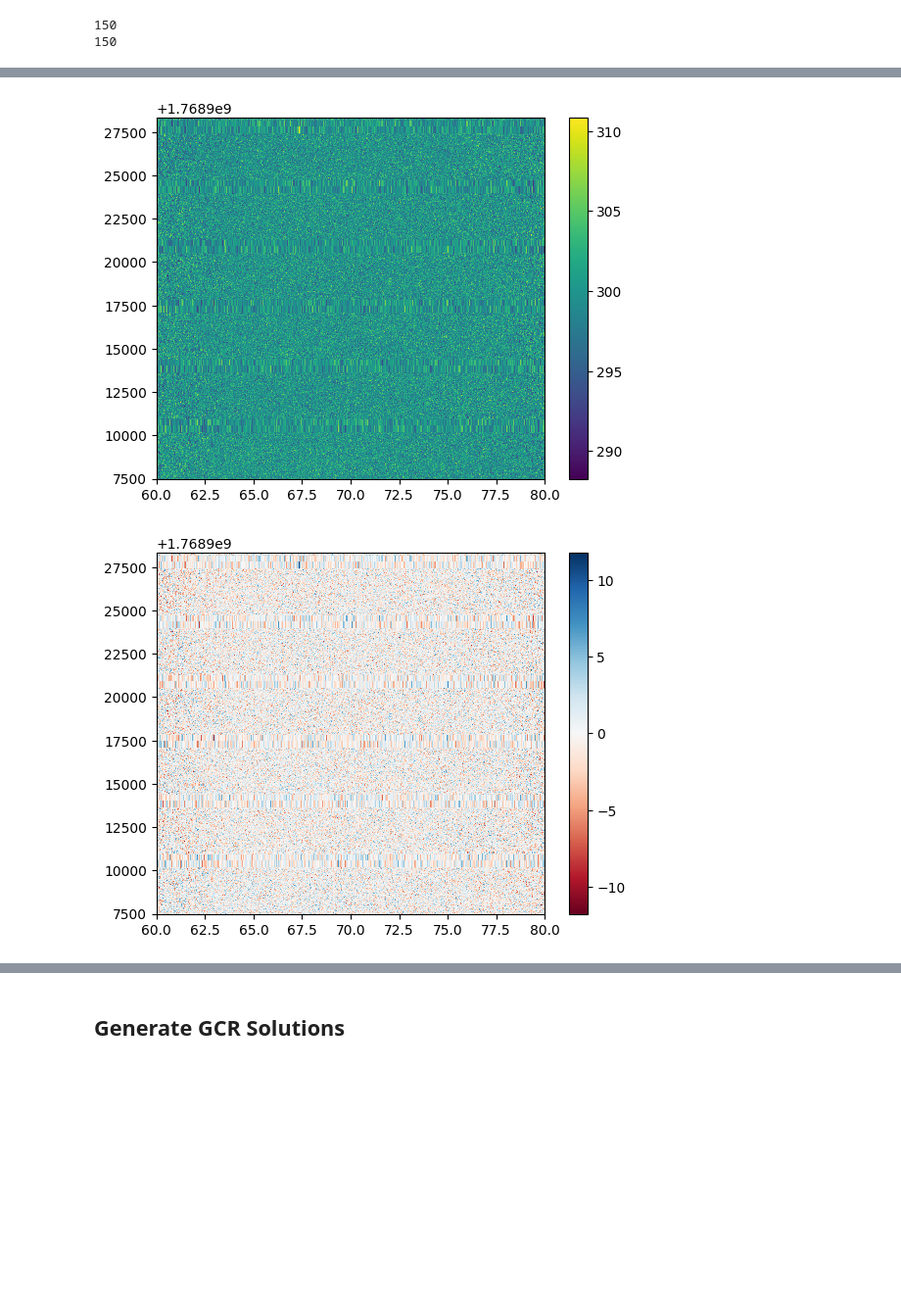
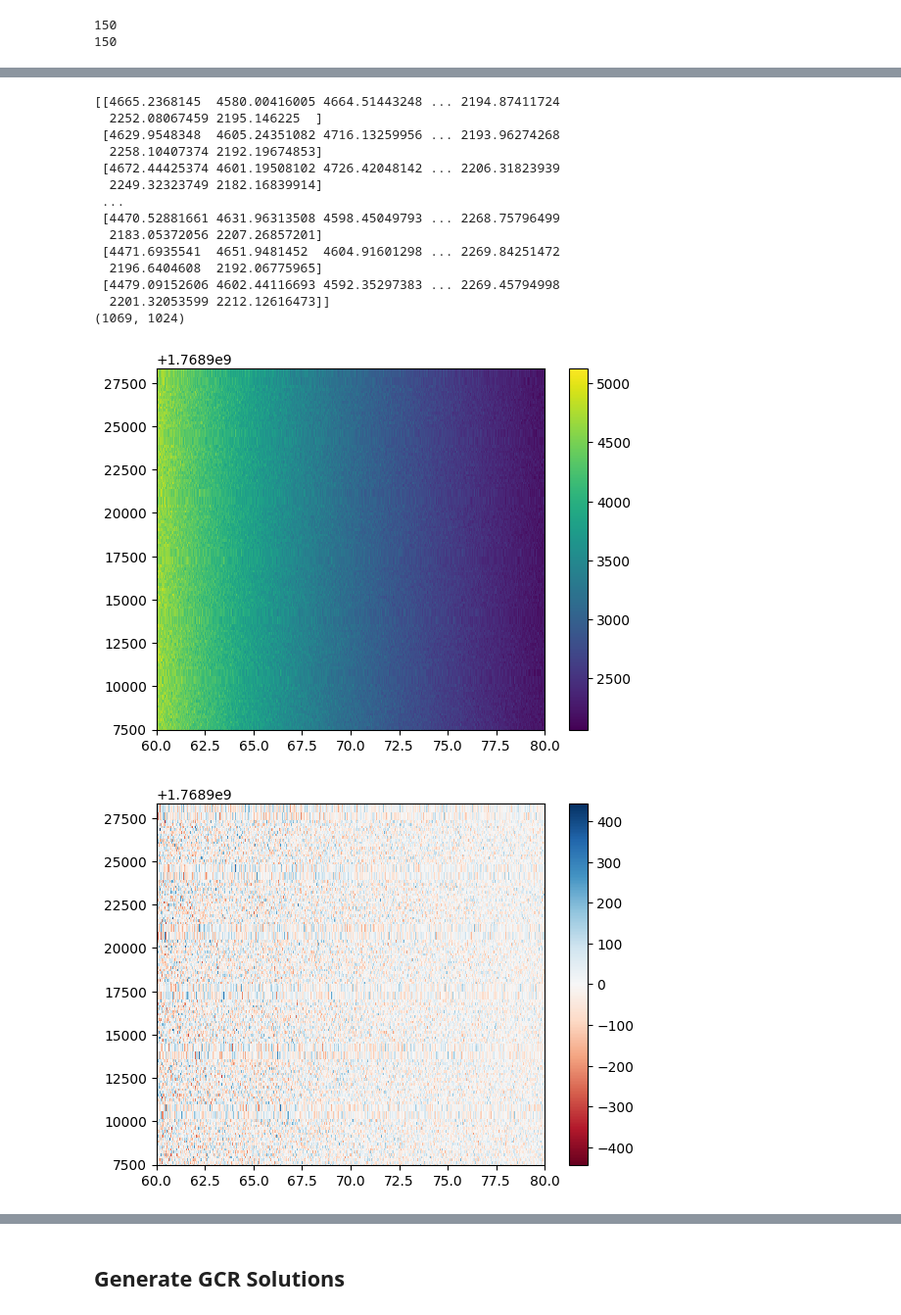
Before and after one commit to RHINO-Experiment/rhino-cal, a Jupyter notebook: nw_example.ipynb, the cells around one changed output, grey strips where cells are left out. Shown at 98% size. Drawn from its saved outputs; the diff is of its cells as text; code cells hidden in the pictures; blank space fills up the shorter version.

```diff
--- a/nw_example.ipynb
+++ b/nw_example.ipynb
@@ -13,7 +13,7 @@ simulated_data_handler = DataHandler(filepath='simulated_data/sim_data.hdf5',
                                                      'long_short': 'simulated_data/long_short_gamma_src.s2p',
                                                      'open': 'simulated_data/open_gamma_src.s2p',
                                                      'short': 'simulated_data/short_gamma_src.s2p',
-                                                     'Test_src': 'simulated_data/Test_src_gamma_src.s2p'},
+                                                     'antenna': 'simulated_data/Test_src_gamma_src.s2p'},
                                      gamma_rec='simulated_data/gamma_rec.s2p',
                                      use_corrected=True)
 
@@ -343,36 +343,52 @@ t_src_waterfall, t_src_cov, source_times = recover_source_temperatures(simulated
                                                                        gamma_rec=simulated_data_handler.gamma_rec,
                                                                        gamma_src_dict=simulated_data_handler.gamma_src_dict,
                                                                        internal_load_label='internal_load',
                                                                        noise_source_label='heated_load',
                                                                        freq_norm_func=simulated_data_handler.freq_norm,
                                                                        time_norm_func=simulated_data_handler.time_norm,
                                                                        unc_poly_orders=unc_coeffs_deg,
                                                                        cos_poly_orders=cos_coeffs_deg,
                                                                        sin_poly_orders=sin_coeffs_deg,
-                                                                       t_src_label='Test_src',
+                                                                       t_src_label='antenna',
                                                                        basis_label=basis_label,
                                                                        Lf=Lf,
                                                                        Lt=Lt,
                                                                        use_corrected=True,)
 
+print(t_src_waterfall)
+print(t_src_waterfall.shape)
 
 plt.pcolormesh(simulated_data_handler.freqs.value,
                source_times,
                t_src_waterfall)
 plt.colorbar()
 plt.show()
 
 plt.pcolormesh(simulated_data_handler.freqs.value,
                source_times,
                t_src_waterfall - np.median(t_src_waterfall, axis=0),
                vmin=-np.max(np.abs(t_src_waterfall - np.median(t_src_waterfall, axis=0))),
                vmax=np.max(np.abs(t_src_waterfall - np.median(t_src_waterfall, axis=0))),
                cmap='RdBu')
 plt.colorbar()
 plt.show()
 # %% [output]
+[[4665.2368145  4580.00416005 4664.51443248 ... 2194.87411724
+  2252.08067459 2195.146225  ]
+ [4629.9548348  4605.24351082 4716.13259956 ... 2193.96274268
+  2258.10407374 2192.19674853]
+ [4672.44425374 4601.19508102 4726.42048142 ... 2206.31823939
+  2249.32323749 2182.16839914]
+ ...
+ [4470.52881661 4631.96313508 4598.45049793 ... 2268.75796499
+  2183.05372056 2207.26857201]
+ [4471.6935541  4651.9481452  4604.91601298 ... 2269.84251472
+  2196.6404608  2192.06775965]
+ [4479.09152606 4602.44116693 4592.35297383 ... 2269.45794998
+  2201.32053599 2212.12616473]]
+(1069, 1024)
-[figure, old version]
+[figure, new version]
-[figure, old version]
+[figure, new version]
 # %%
 plt.scatter(simulated_data_handler.freqs, t_src_waterfall.mean(axis=0))
 plt.show()
```
Also changed, not shown: parts of 4 cells of this notebook, 3 other files.
